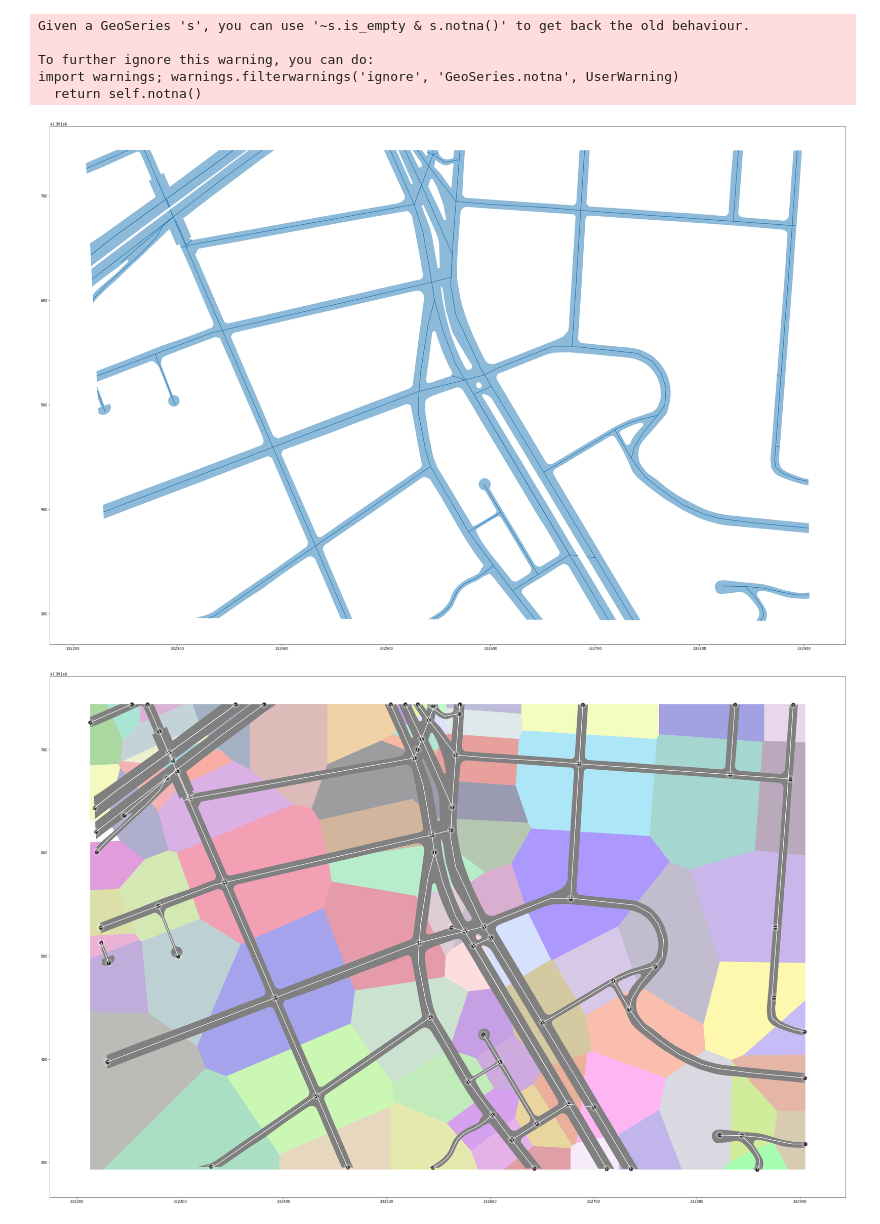
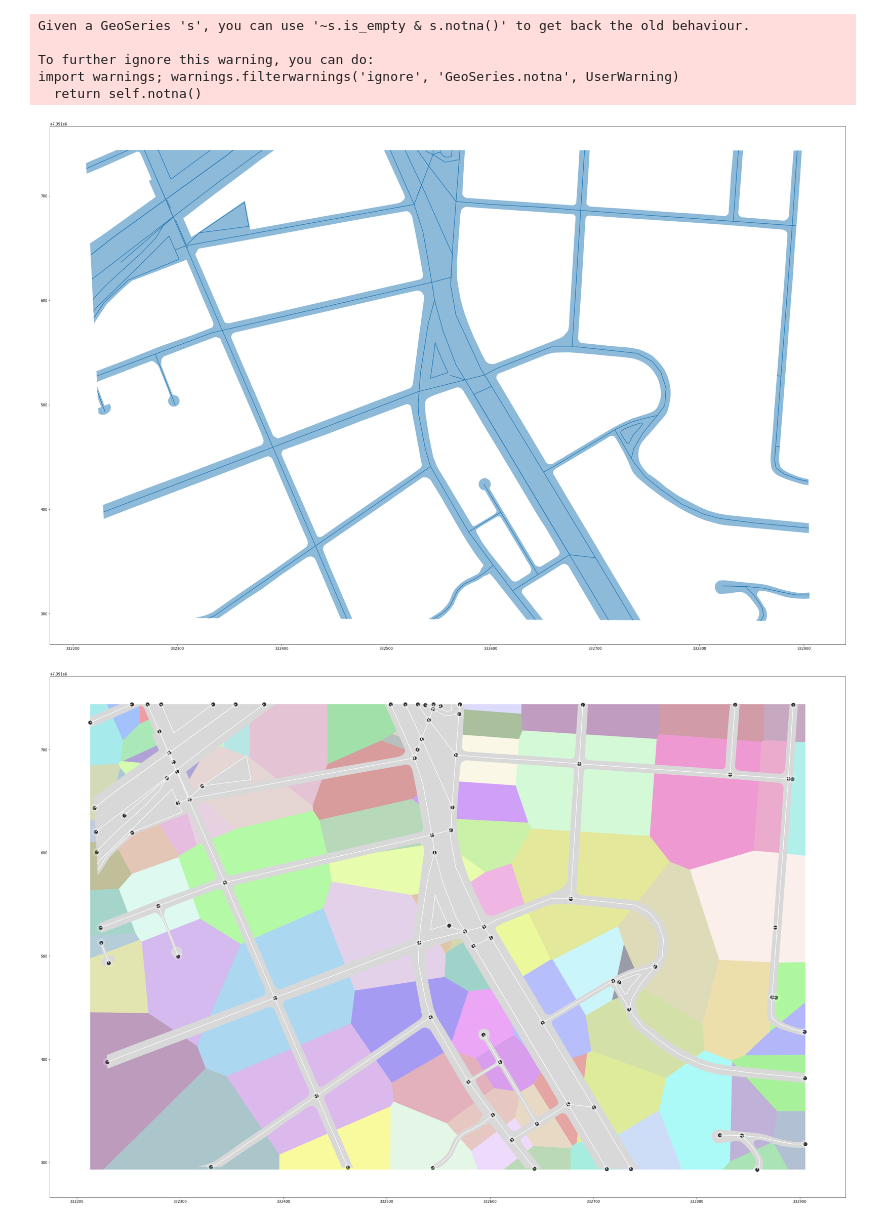
Before and after one commit to geoinfo-smdu/Poligono-de-vias, a Jupyter notebook: Experimentação de técnica de voronoi com pontos mais próximos do polígono.ipynb, the cells around one changed output. Saved outputs shown, nothing was run; the diff lists cells and outputs as text; code cells hidden in the pictures.

Commit message:
Adicionando intersecção com Canteiros centrais

```diff
--- a/Experimentação de técnica de voronoi com pontos mais próximos do polígono.ipynb
+++ b/Experimentação de técnica de voronoi com pontos mais próximos do polígono.ipynb
@@ -20,3 +23,6 @@ df_l = gpd.read_file(f'gis/SIRGAS_SHP_logradouronbl.shp')
 df_s = gpd.read_file(f'gis/teste-recorte-1.geojson')
 # df_represas = gpd.read_file(f'gis/SIRGAS_REPRESAS_NIVELMAX.shp')
 # df_massa_dagua = gpd.read_file(f'gis/SIRGAS_MASSADAGUA.shp')
+# %%
+df_canteiro = df_qv[df_qv['qe_tipo'] == 'Praca_Canteiro']
+df_qv = df_qv[df_qv['qe_tipo'] != 'Praca_Canteiro']
@@ -51,7 +61,7 @@ bounds = list(df_s.bounds.values[0])
 
 # Get the indices of the Points that are likely to be inside the bounding box of the given Polygon
 qv_candidate_idx = list(df_qv_sindex.intersection(bounds))
-qv_candidates = df_qv.loc[qv_candidate_idx]
+qv_candidates = df_qv.iloc[qv_candidate_idx]
 # %%
 df_vias = gpd.overlay(df_s, qv_candidates, how='difference')
 # %%
@@ -72,14 +82,14 @@ df_l.plot(ax=ax)
 
 plt.show()
 # %% [output]
-[figure, old version]
+[figure, new version]
 # %%
 gdf_cruzamentos_inicio = df_l[df_l['geometry'].type == 'LineString']['geometry'].map(lambda x: (x.interpolate(0, normalized=True)))
 gdf_cruzamentos_final = df_l[df_l['geometry'].type == 'LineString']['geometry'].map(lambda x: (x.interpolate(1, normalized=True)))
 gdf_cruzamentos =  pd.concat([gdf_cruzamentos_inicio, gdf_cruzamentos_final])
 gdf_c = gdf_cruzamentos
 # %%
-cruzamentos = [p.centroid for p in gdf_c.buffer(4).unary_union]
+cruzamentos = [p.centroid for p in gdf_c.buffer(2).unary_union]
 df_cruzamentos = gpd.GeoDataFrame(geometry=cruzamentos)
 # %%
 # TODO
@@ -96,17 +110,18 @@ df_quadras_voronoi = gpd.overlay(df_voronoi_polygon, df_vias, how='difference')
 # %%
 import numpy as np
 
 f, ax = plt.subplots(1)
-df_vias.plot(ax=ax, alpha=1, color='grey')
+df_vias.plot(ax=ax, alpha=0.3, color='grey')
 df_l.plot(ax=ax, color='white')
 df_cruzamentos.plot(ax=ax, alpha=1, lw=5, color='black')
 df_quadras_voronoi.plot(ax=ax, color=np.random.rand(len(df_quadras_voronoi), 3), alpha=0.4)
 df_cruzamentos.buffer(4).plot(ax=ax, color='white', alpha=0.2)
+# df_canteiro.plot(ax=ax)
 # df_logradouros.plot(ax=ax)
 
 plt.show()
 # %% [output]
-[figure, old version]
+[figure, new version]
 # %%
 df_quadras_voronoi['id'] = df_quadras_voronoi.index.values
 df_cruzamentos['id'] = df_cruzamentos.index.values
```
Also changed, not shown: parts of 12 cells of this notebook.
